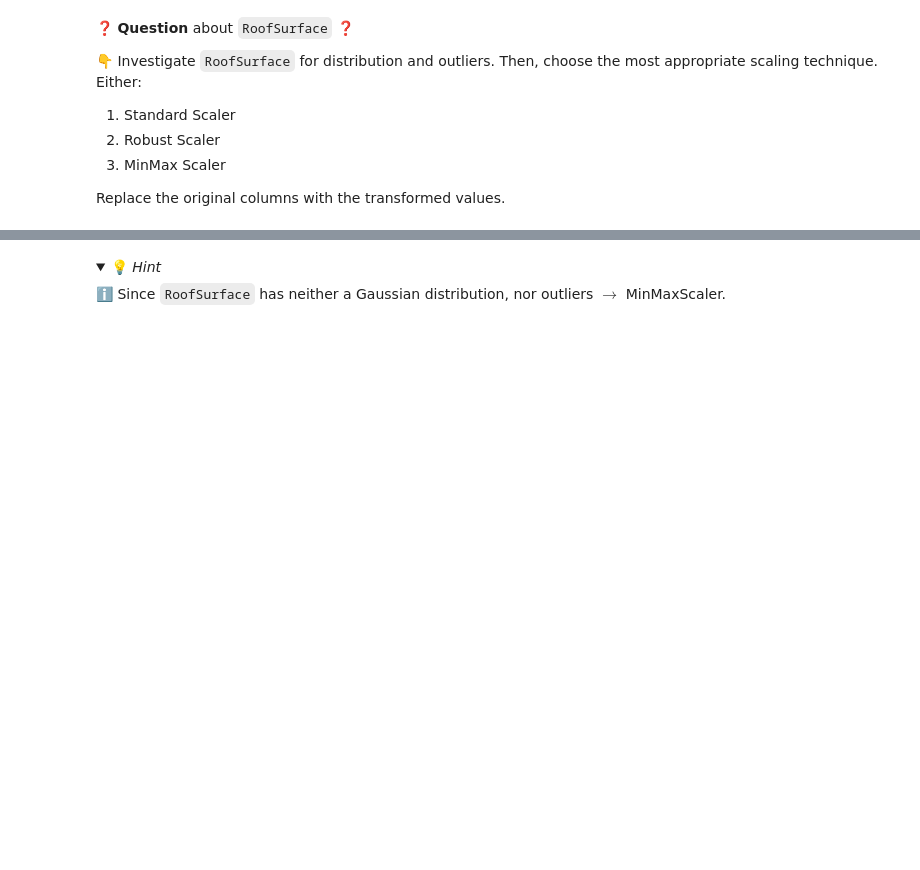
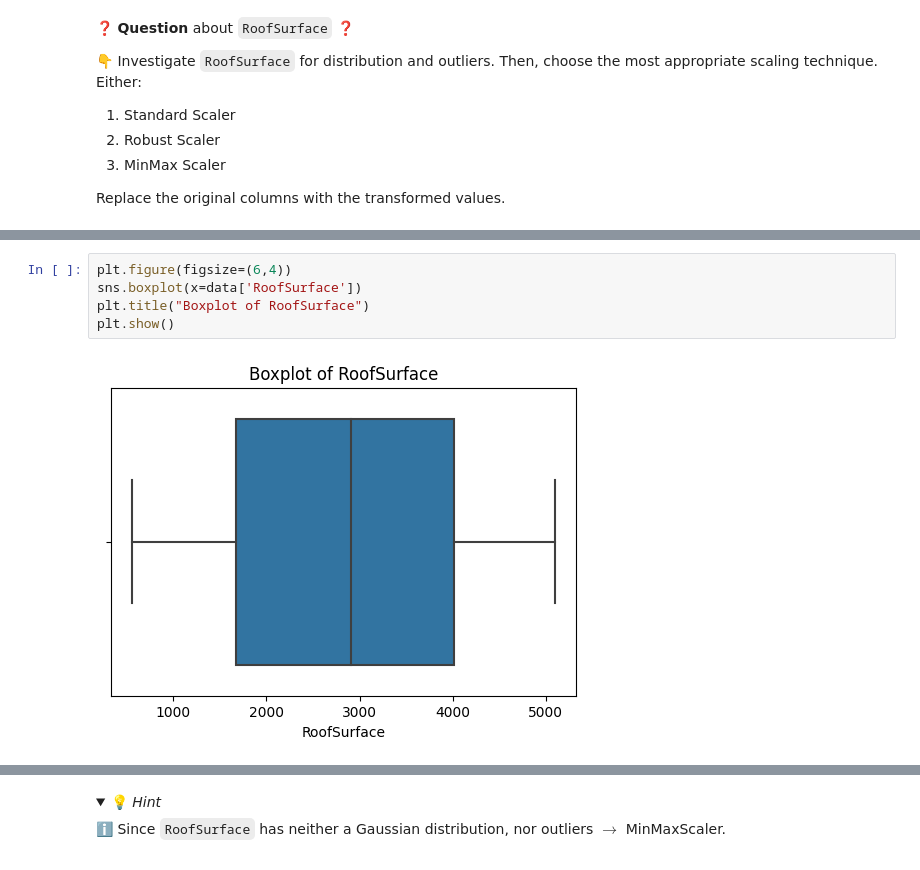
Before and after one commit to Vinodhabiz/data-preprocessing-workflow, a Jupyter notebook: Preprocessing-Workflow.ipynb, the cells around one changed output, grey strips where cells are left out. Cells and saved outputs as stored; diff of their text form; folded sections open; blank space fills up the shorter version.

```diff
--- a/Preprocessing-Workflow.ipynb
+++ b/Preprocessing-Workflow.ipynb
@@ -210,0 +370,7 @@ Replace the original columns with the transformed values.
+# %%
+plt.figure(figsize=(6,4))
+sns.boxplot(x=data['RoofSurface'])
+plt.title("Boxplot of RoofSurface")
+plt.show()
+# %% [output]
+[figure, added]
```
Also changed, not shown: parts of 57 cells of this notebook.
